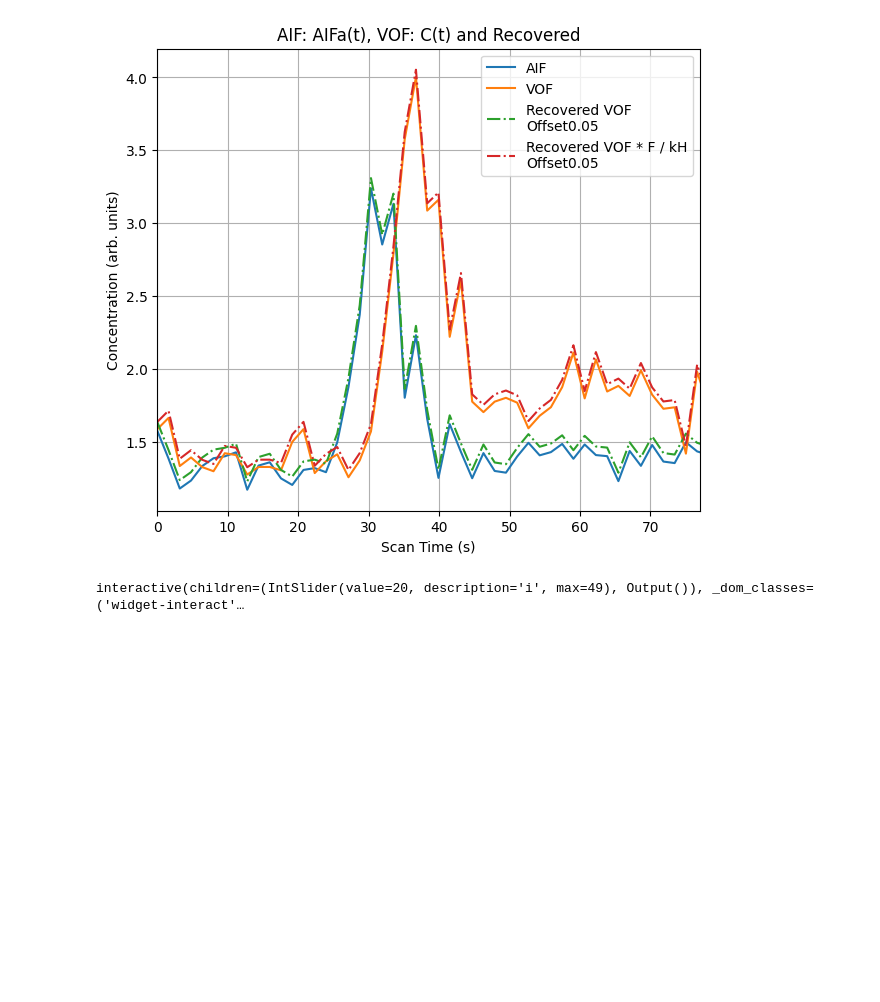
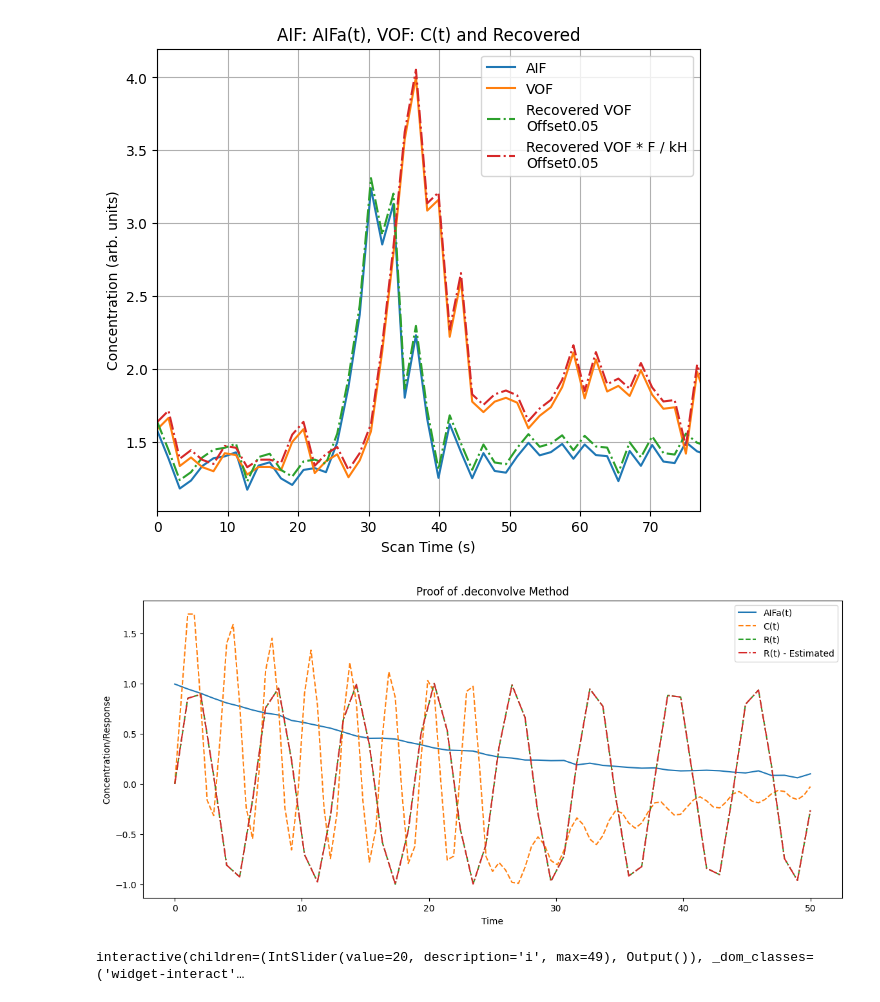
Before and after one commit to qqgjyx/MATH-Group, a Jupyter notebook: main.ipynb, the cells around one changed output. Drawn from its saved outputs; the diff is of its cells as text; code cells hidden in the pictures; blank space fills up the shorter version.

```diff
--- a/main.ipynb
+++ b/main.ipynb
@@ -395,32 +395,34 @@ R(t): [1.00622971]
 Tissue blood flow (F): (50,)
 [figure]
 # %%
-# # Time array
-# time = np.linspace(0, 50, 50)
-# time1 = np.linspace(0,50,99)
-#
-# R_t = np.sin(time)
-#
-# # Simulate AIFa(t) as an exponential decay function
-# AIFa = np.exp(-0.05 * time) + np.random.normal(0, 0.01, len(time))
-#
-# # Simulate C(t) as a scaled and delayed version of AIFa(t)
-# C = convolve(AIFa, R_t, mode='full')
-#
-# quotient, reminder = deconvolve(C, AIFa)
-#
-# R = quotient
-#
-# plt.figure(figsize=(14, 6))
-# plt.plot(time, AIFa, label='AIFa(t)')
-# plt.plot(time1, C, label='C(t)', linestyle='--')
-# plt.plot(time, R_t,label='R(t)', linestyle='--')
-# plt.plot(time, R, label='R(t) - Estimated', linestyle='-.')
-# plt.xlabel('Time')
-# plt.ylabel('Concentration/Response')
-# plt.legend()
-# plt.title('Proof of .deconvolve Method')
-# plt.show()
+# Time array
+time = np.linspace(0, 50, 50)
+time1 = np.linspace(0,50,99)
+
+R_t = np.sin(time)
+
+# Simulate AIFa(t) as an exponential decay function
+AIFa = np.exp(-0.05 * time) + np.random.normal(0, 0.01, len(time))
+
+# Simulate C(t) as a scaled and delayed version of AIFa(t)
+C = convolve(AIFa, R_t, mode='full')
+
+quotient, reminder = deconvolve(C, AIFa)
+
+R = quotient
+
+plt.figure(figsize=(14, 6))
+plt.plot(time, AIFa, label='AIFa(t)')
+plt.plot(time1, C, label='C(t)', linestyle='--')
+plt.plot(time, R_t,label='R(t)', linestyle='--')
+plt.plot(time, R, label='R(t) - Estimated', linestyle='-.')
+plt.xlabel('Time')
+plt.ylabel('Concentration/Response')
+plt.legend()
+plt.title('Proof of .deconvolve Method')
+plt.show()
+# %% [output]
+[figure, added]
 # %%
 # Example points to draw
 points = [aif_pixel, tissue_pixel] # Example points
```
Also changed, not shown: parts of 2 cells of this notebook, 1 other file.
